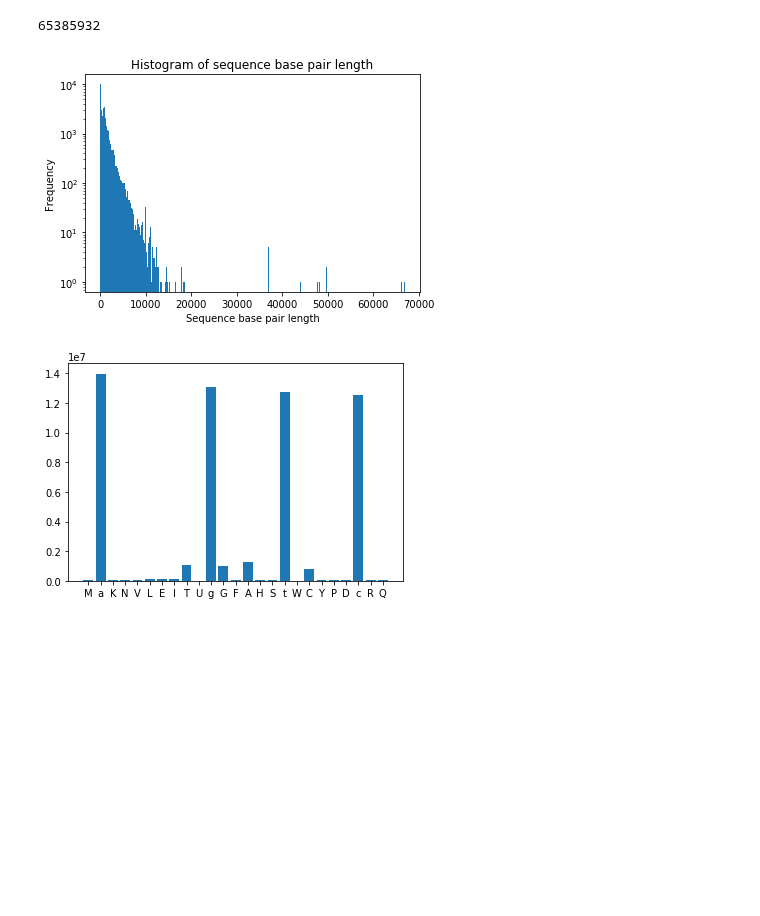
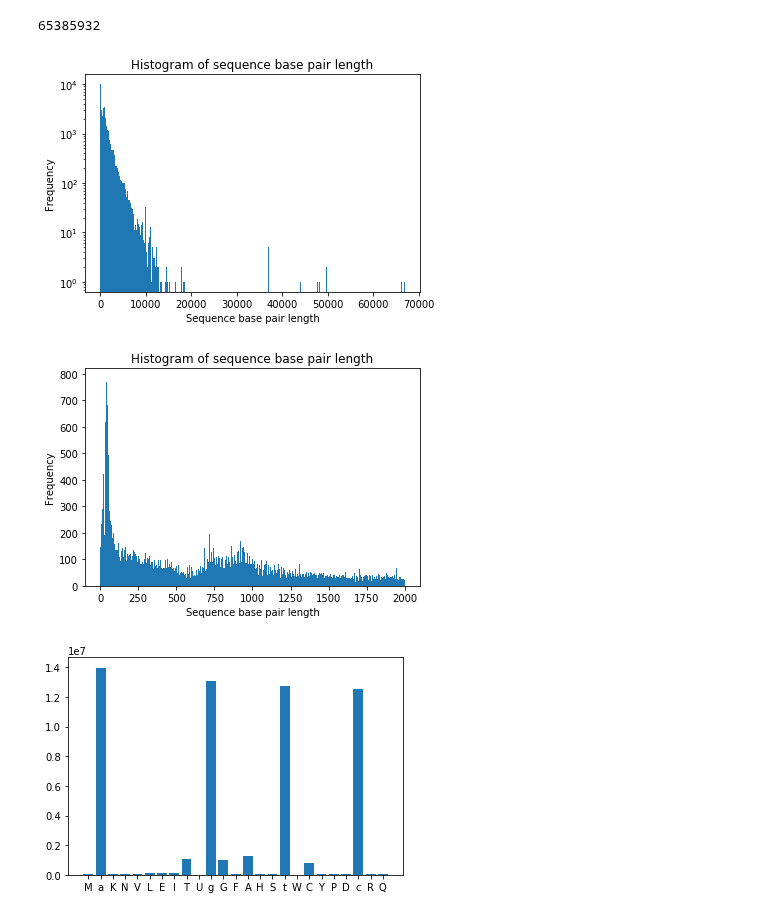
Before and after one commit to SynBioDex/SBOLExplorer, a Jupyter notebook: cluster/sequence_ingestion/ingest_sequences.ipynb, the cells around one changed output. Drawn from its saved outputs; the diff is of its cells as text; code cells hidden in the pictures; blank space fills up the shorter version.

Commit message:
added sequence length visualization features

```diff
--- a/cluster/sequence_ingestion/ingest_sequences.ipynb
+++ b/cluster/sequence_ingestion/ingest_sequences.ipynb
@@ -88,22 +88,29 @@ write_fasta(sequences)
 # %%
 import matplotlib.pyplot as plt
 
-def plot_sequence_lengths(sequences):
+def plot_sequence_lengths(sequences, logy=False, bins=500, cutoff=None):
     base_lengths = []
 
     for uri in sequences.keys():
-        base_lengths.append(len(sequences[uri]))
+        length = len(sequences[uri])
 
-    plt.hist(base_lengths, bins=500)
-    plt.yscale('log', nonposy='clip')
+        if cutoff is None or length < cutoff:
+            base_lengths.append(length)
+
+    plt.hist(base_lengths, bins)
+    if logy:
+        plt.yscale('log', nonposy='clip')
+
     _ = plt.title('Histogram of sequence base pair length')
     _ = plt.xlabel('Sequence base pair length')
     _ = plt.ylabel('Frequency')
     plt.show()
 
-plot_sequence_lengths(sequences)
+plot_sequence_lengths(sequences, logy=True, bins=500)
+plot_sequence_lengths(sequences, logy=False, bins=500, cutoff=2000)
 # %% [output]
 [figure]
+[figure, added]
 # %%
 import matplotlib.pyplot as plt
 
```
Also changed, not shown: parts of 1 cell of this notebook, 1 other file.
